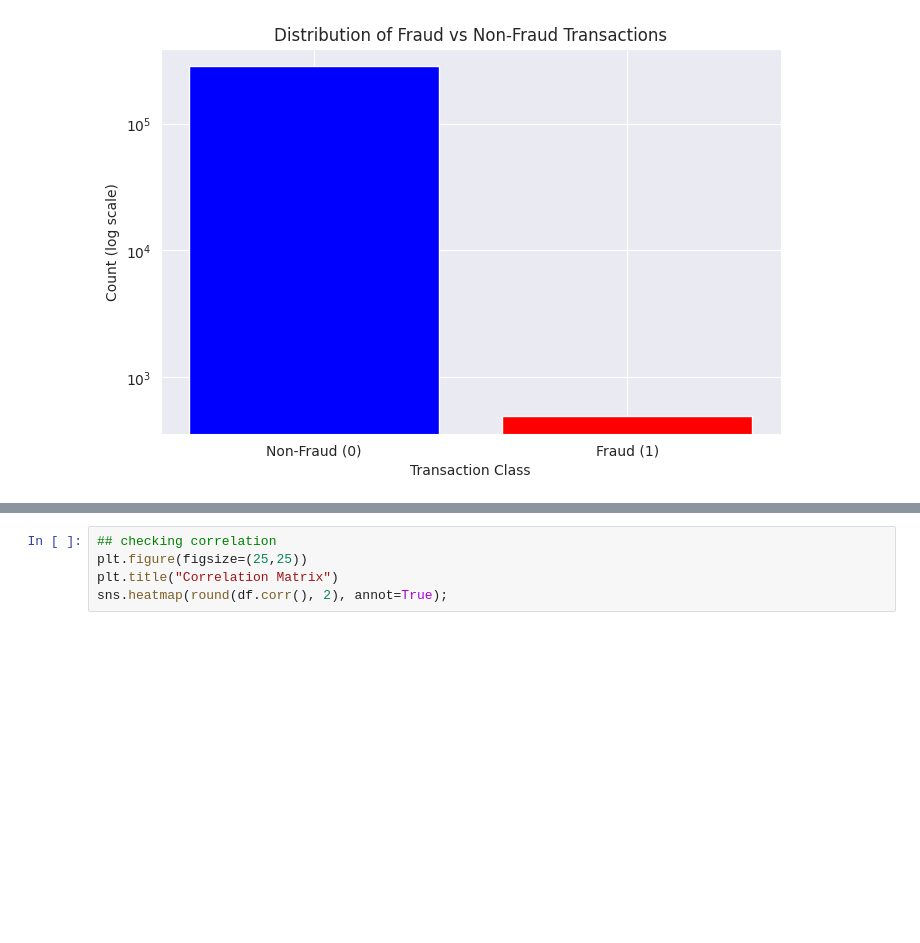
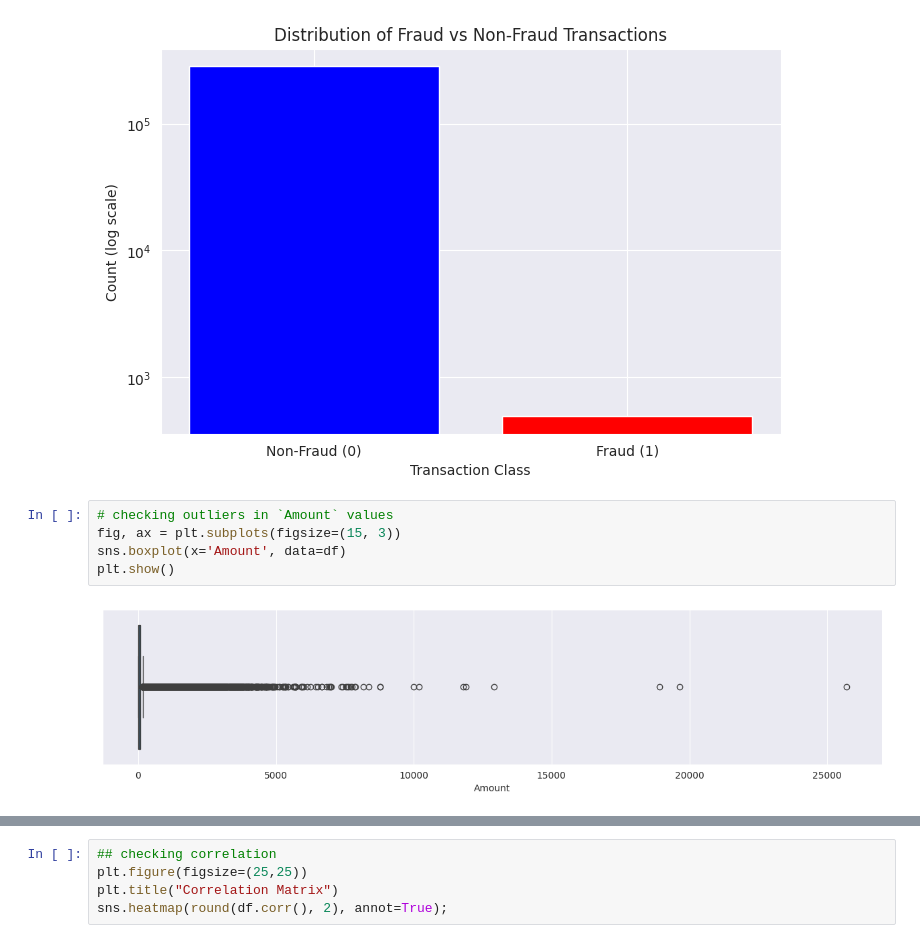
Before and after one commit to sarcasticsab/credit-card-fraud, a Jupyter notebook: Credit Card Fraud Detection.ipynb, the cells around one changed output, grey strips where cells are left out. Cells and saved outputs as stored; diff of their text form; blank space fills up the shorter version.

```diff
--- a/Credit Card Fraud Detection.ipynb
+++ b/Credit Card Fraud Detection.ipynb
@@ -89,3 +101,10 @@ plt.title('Distribution of Fraud vs Non-Fraud Transactions')
 plt.show()
 # %% [output]
 [figure]
+# %%
+# checking outliers in `Amount` values
+fig, ax = plt.subplots(figsize=(15, 3))
+sns.boxplot(x='Amount', data=df)
+plt.show()
+# %% [output]
+[figure, added]
```
Also changed, not shown: parts of 2 cells of this notebook.
